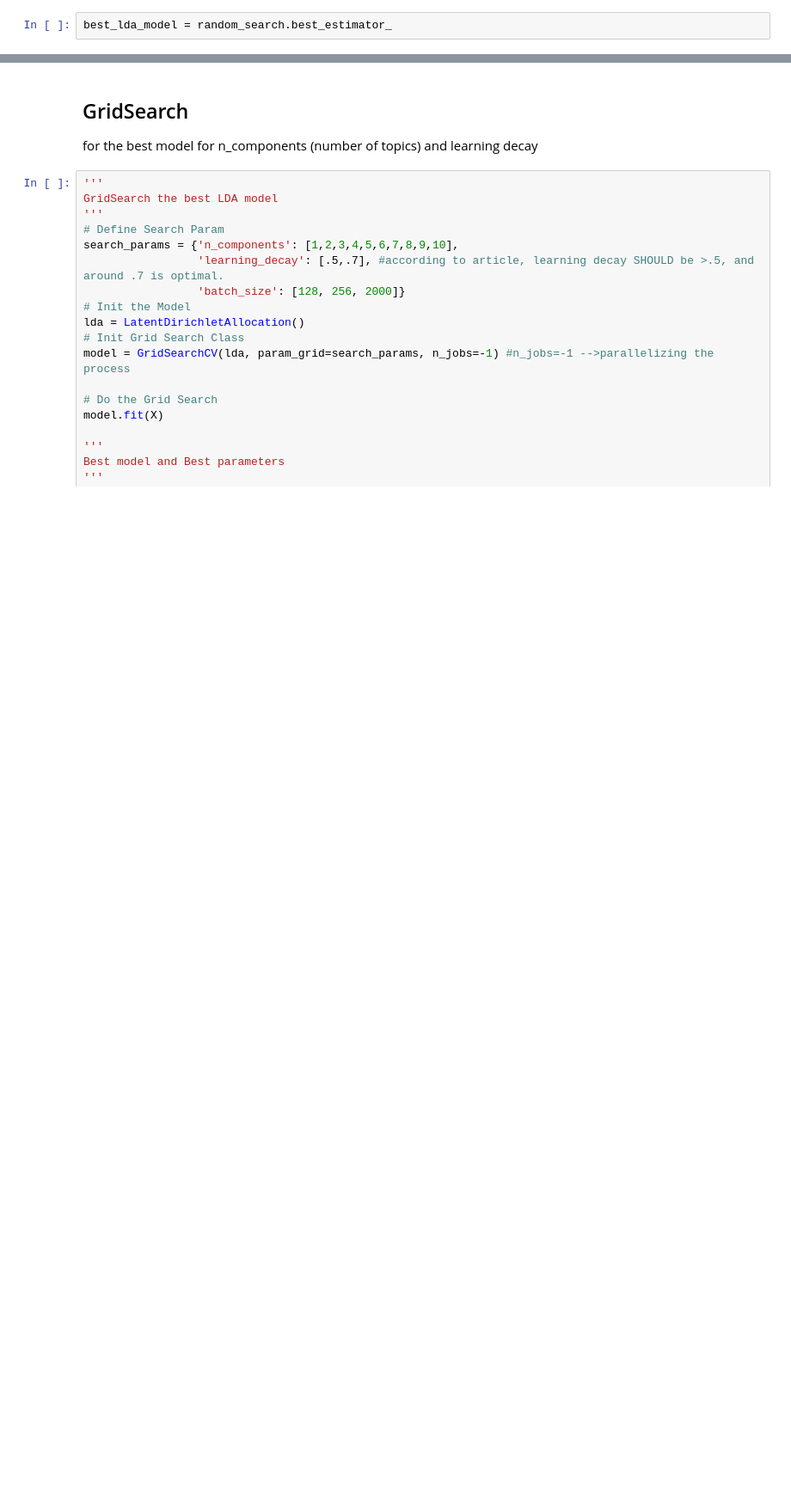
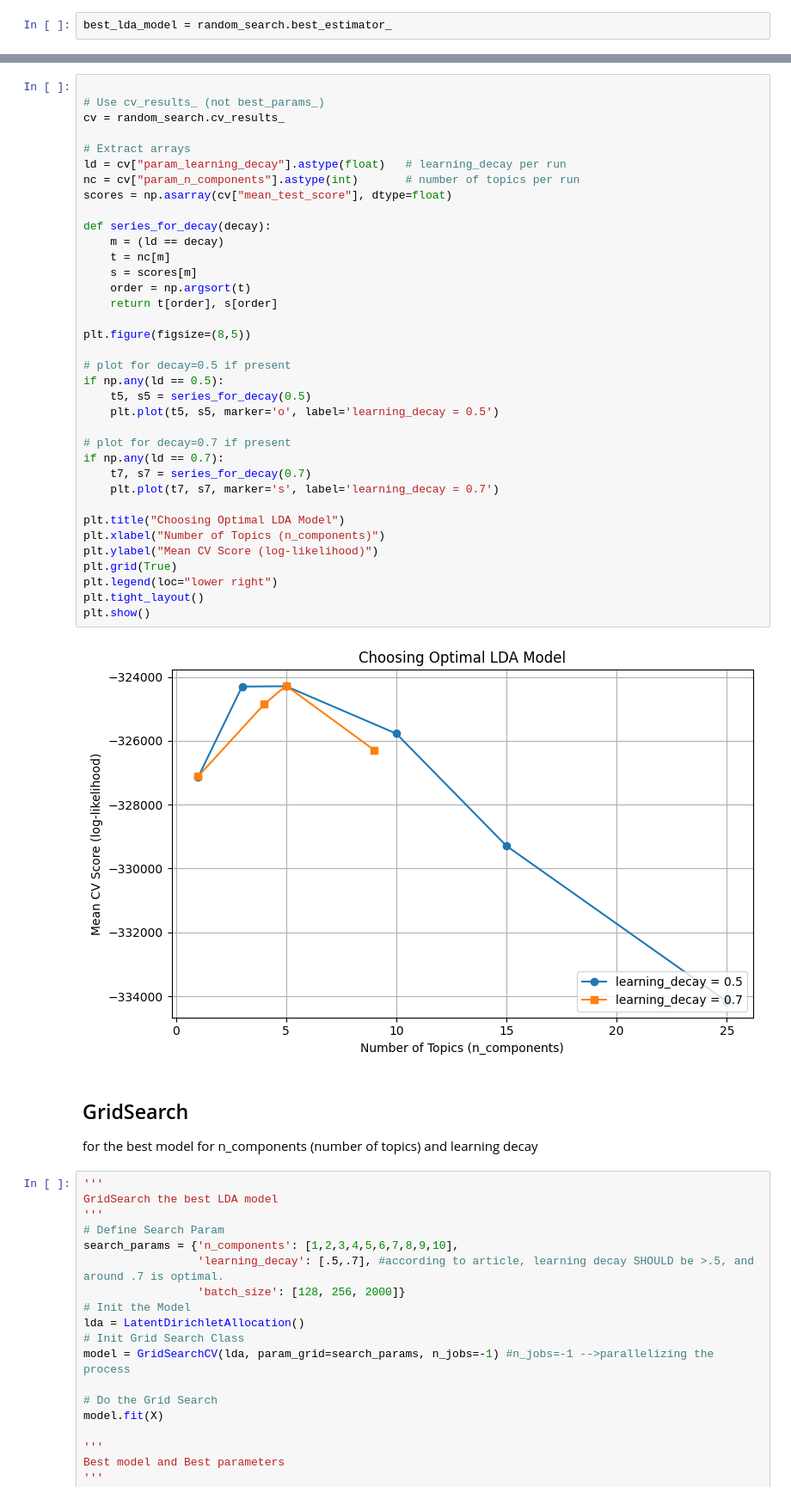
Before and after one commit to dyuthiii/CBS-Github-DND, a Jupyter notebook: Student Cluster Analysis and LDA-20250714T173604Z-1-001/Student Cluster Analysis and LDA/Student Cluster Analysis GDrive/LDA final.ipynb, the cells around one changed output, grey strips where cells are left out. Shown at 86% size. Drawn from its saved outputs; the diff is of its cells as text; blank space fills up the shorter version.

```diff
--- a/Student Cluster Analysis and LDA-20250714T173604Z-1-001/Student Cluster Analysis and LDA/Student Cluster Analysis GDrive/LDA final.ipynb
+++ b/Student Cluster Analysis and LDA-20250714T173604Z-1-001/Student Cluster Analysis and LDA/Student Cluster Analysis GDrive/LDA final.ipynb
@@ -1240,3 +1269,41 @@ best_lda_model = random_search.best_estimator_
+# %%
+
+# Use cv_results_ (not best_params_)
+cv = random_search.cv_results_
+
+# Extract arrays
+ld = cv["param_learning_decay"].astype(float)   # learning_decay per run
+nc = cv["param_n_components"].astype(int)       # number of topics per run
+scores = np.asarray(cv["mean_test_score"], dtype=float)
+
+def series_for_decay(decay):
+    m = (ld == decay)
+    t = nc[m]
+    s = scores[m]
+    order = np.argsort(t)
+    return t[order], s[order]
+
+plt.figure(figsize=(8,5))
+
+# plot for decay=0.5 if present
+if np.any(ld == 0.5):
+    t5, s5 = series_for_decay(0.5)
+    plt.plot(t5, s5, marker='o', label='learning_decay = 0.5')
+
+# plot for decay=0.7 if present
+if np.any(ld == 0.7):
+    t7, s7 = series_for_decay(0.7)
+    plt.plot(t7, s7, marker='s', label='learning_decay = 0.7')
+
+plt.title("Choosing Optimal LDA Model")
+plt.xlabel("Number of Topics (n_components)")
+plt.ylabel("Mean CV Score (log-likelihood)")
+plt.grid(True)
+plt.legend(loc="lower right")
+plt.tight_layout()
+plt.show()
+# %% [output]
+[figure, added]
 # %% [markdown]
 ## GridSearch
 for the best model for n_components (number of topics) and learning decay
```
Also changed, not shown: parts of 14 cells of this notebook.
